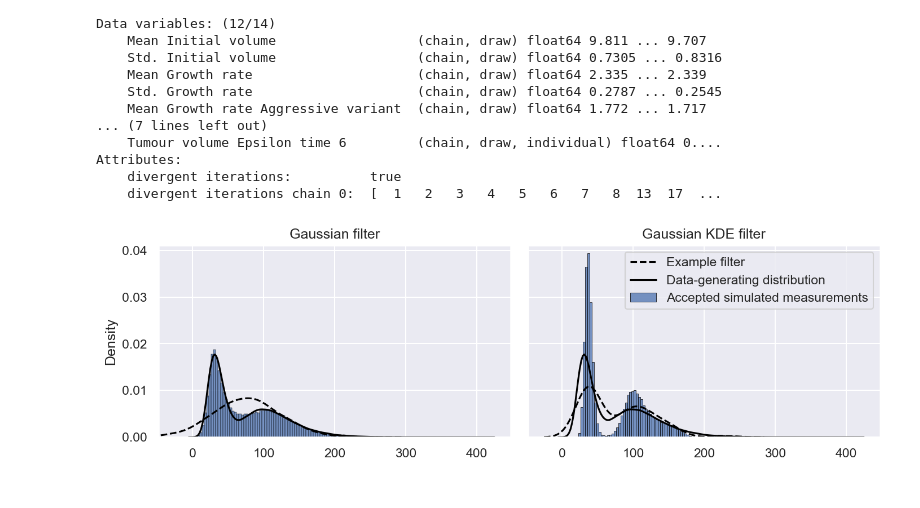
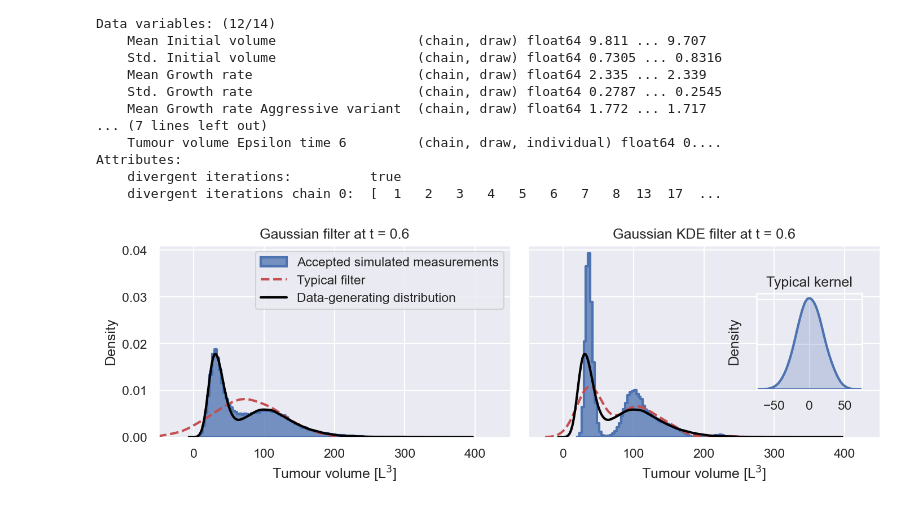
Before and after one commit to DavAug/filter-inference, a Jupyter notebook: results/1_cancer_growth/results.ipynb, the cells around one changed output. Saved outputs shown, nothing was run; the diff lists cells and outputs as text; code cells hidden in the pictures.

```diff
--- a/results/1_cancer_growth/results.ipynb
+++ b/results/1_cancer_growth/results.ipynb
@@ -1276,66 +1276,83 @@ axes = []
 axes.append(plt.Subplot(fig, outer[0]))
 axes.append(plt.Subplot(fig, outer[1]))
 
+# Add inset axes
+axin = axes[1].inset_axes([0.65, 0.25, 0.3, 0.5])
+
 # Add axes to figure
 for ax in axes:
     fig.add_subplot(ax)
 
 # Plot histogram over accepted samples
 sns.histplot(
-    x=sim_meas1.flatten(), fill=True, ax=axes[0], stat='density',
-    edgecolor='black',)
+    x=sim_meas1.flatten(), fill=True, ax=axes[0], stat='density', linewidth=2,
+    label='Accepted simulated measurements', element='step')
 sns.histplot(
     x=sim_meas2.flatten(), fill=True, ax=axes[1], stat='density',
-    edgecolor='black',
+    element='step', linewidth=2,
     color=sns.color_palette()[0], label='Accepted simulated measurements')
 mean = np.mean(sim_meas1[0])
 std = np.std(sim_meas1[0])
 sns.kdeplot(
     x=np.random.normal(loc=mean, scale=std, size=10000), fill=False,
-    ax=axes[0], color='black', linestyle='--',
-    label='Example filter', bw_adjust=1.5)
+    ax=axes[0], color=sns.color_palette()[3], linestyle='--',
+    label='Typical filter', bw_adjust=1.5, linewidth=2)
 
 # sns.histplot(
 #     x=sim_meas2[0], fill=False, ax=axes[1], stat='density', binwidth=5,
 #     color=sns.color_palette()[3], label='Example accepted sim. meas.',
 #     element='step')
 sns.kdeplot(
-    x=sim_meas2[0], fill=False, ax=axes[1], color='black', linestyle='--',
-    label='Example filter')
+    x=sim_meas2[0], fill=False, ax=axes[1], color=sns.color_palette()[3],
+    linestyle='--', label='Typical filter', linewidth=2)
 
 # Plot data-generating distribution
 covariates = covariates.flatten()[:, np.newaxis]
 samples = population_model.sample(
     true_parameters, n_samples=len(covariates), covariates=covariates)
 meas = np.empty(len(covariates))
 for idx, sample in enumerate(samples):
     # Solve mechanistic model and add noise
     meas[idx] = \
         np.random.normal(loc=0, scale=true_parameters[-1]) \
         + mechanistic_model.simulate(parameters=sample[:-1], times=times)[0]
 
-sns.kdeplot(x=meas.flatten(), fill=False, ax=axes[0], color='black')
+sns.kdeplot(
+    x=meas.flatten(), fill=False, ax=axes[0], color='black', linewidth=2,
+    label='Data-generating distribution')
 sns.kdeplot(
     x=meas.flatten(), fill=False, ax=axes[1], color='black',
-    label='Data-generating distribution')
+    label='Data-generating distribution', linewidth=2)
+
+# Plot typical kernel
+std = np.std(sim_meas2[0], ddof=1) * (4 / 3 / 100) ** (0.2)
+sns.kdeplot(
+    x=np.random.normal(loc=0, scale=std, size=10000), fill=True, ax=axin,
+    bw_adjust=2, linewidth=2)
 
 # Labelling
-axes[0].set_title('Gaussian filter')
-axes[1].set_title('Gaussian KDE filter')
+axes[0].set_title('Gaussian filter at t = 0.6')
+axes[1].set_title('Gaussian KDE filter at t = 0.6')
 axes[0].sharex(axes[1])
+axes[0].set_xlim([-50, 450])
 axes[0].set_ylim([0, 0.041])
 axes[1].set_ylim([0, 0.041])
 axes[1].get_yaxis().set_ticklabels([])
 axes[1].set_ylabel('')
-axes[1].legend()
+axes[0].set_xlabel(r'Tumour volume [L$^3$]')
+axes[1].set_xlabel(r'Tumour volume [L$^3$]')
+axin.get_yaxis().set_ticklabels([])
+axin.set_xlim([-75, 75])
+axin.set_title('Typical kernel')
+axes[0].legend()
 
 plt.savefig(
-    directory + '/S5_accepted_simulated_measurements.tif',
+    directory + '/14_accepted_simulated_measurements.tif',
     bbox_inches='tight')
 plt.savefig(
-    directory + '/S5_accepted_simulated_measurements.pdf',
+    directory + '/14_accepted_simulated_measurements.pdf',
     bbox_inches='tight')
 
 plt.show()
 # %% [output]
-[figure, old version]
+[figure, new version]
```
Also changed, not shown: 4 other files.
